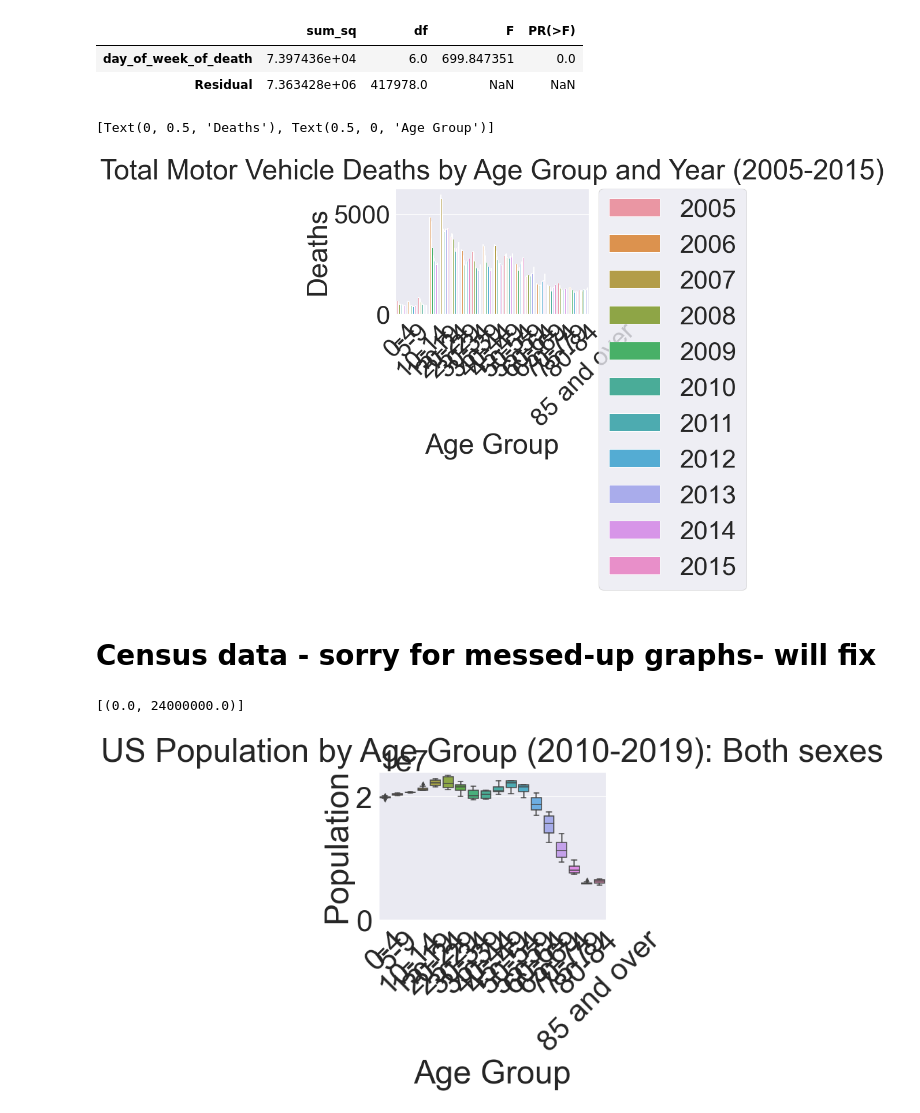
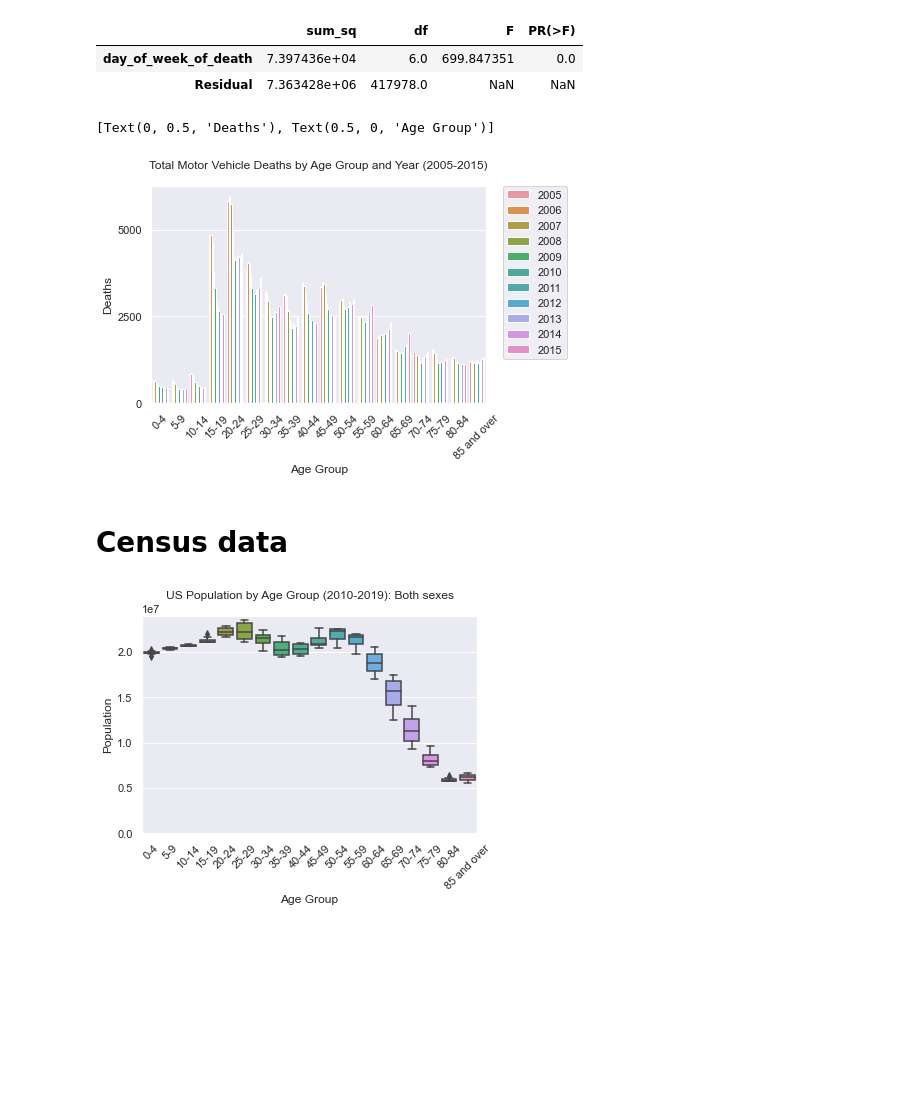
Before and after one commit to MimiBebe/Project-1Team3, a Jupyter notebook: Barbara_clean_30July.ipynb, the cells around one changed output. Drawn from its saved outputs; the diff is of its cells as text; code cells hidden in the pictures; blank space fills up the shorter version.

```diff
--- a/Barbara_clean_30July.ipynb
+++ b/Barbara_clean_30July.ipynb
@@ -1096,20 +1096,21 @@ table
 # %%
 #order=['Sunday', 'Monday', 'Tuesday' ,'Wednesday','Thursday' ,'Friday', 'Saturday']
 #cut_bins = [0,15,20, 25, 30, 35, 40, 45, 50, 55, 60, 65, 70, 75, 80, 85, 90, 95, 100, 105, 110]
 #finalDf['cut_age'] = pd.cut(finalDf['detail_age'], bins=cut_bins) #labels=cut_labels_4)
 ax = sns.countplot(hue="current_data_year", x="Age_group", data=finalDf)
 ax.legend(bbox_to_anchor=(1.05, 1), loc=2,borderaxespad=0.)
 ax.set_title("Total Motor Vehicle Deaths by Age Group and Year (2005-2015)", y=1.05)
 plt.xticks([0, 1, 2, 3, 4, 5, 6, 7, 8, 9, 10, 11, 12, 13, 14, 15, 16, 17],
            ['0-4', '5-9', '10-14','15-19','20-24','25-29','30-34','35-39','40-44',
             '45-49','50-54','55-59','60-64','65-69','70-74','75-79','80-84','85 and over'])
 ax.set_xticklabels(ax.get_xticklabels(), rotation=45, horizontalalignment='center')
+sns.set(font_scale=3)
 ax.set(xlabel='Age Group', ylabel='Deaths')
 # %% [output]
 [Text(0, 0.5, 'Deaths'), Text(0.5, 0, 'Age Group')]
-[figure, old version]
+[figure, new version]
 # %% [markdown]
-# Census data - sorry for messed-up graphs- will fix
+# Census data
 # %%
 ax = sns.boxplot(x = 'Age_group', y = 'Both_sexes', data = census_summary_df)
 ax.set_title("US Population by Age Group (2010-2019): Both sexes", y=1.05)
@@ -1118,10 +1119,11 @@ plt.xticks([0, 1, 2, 3, 4, 5, 6, 7, 8, 9, 10, 11, 12, 13, 14, 15, 16, 17],
             '45-49','50-54','55-59','60-64','65-69','70-74','75-79','80-84','85 and over'])
 ax.set_xticklabels(ax.get_xticklabels(), rotation=45, horizontalalignment='center')
 ax.set(xlabel='Age Group', ylabel='Population')
+sns.set(font_scale=1)
 ax.set(ylim=(0, 2.4e7))
+plt.savefig('US_population_by_age_group.pdf')
 # %% [output]
-[(0.0, 24000000.0)]
-[figure, old version]
+[figure, new version]
 # %%
 ax = sns.boxplot(x = 'Age_group', y = 'Male', data = finalDf_with_census)
 ax.set_title("US Population by Age Group (2010-2019): Males", y=1.05)
```
Also changed, not shown: parts of 2 cells of this notebook, 9 other files.
